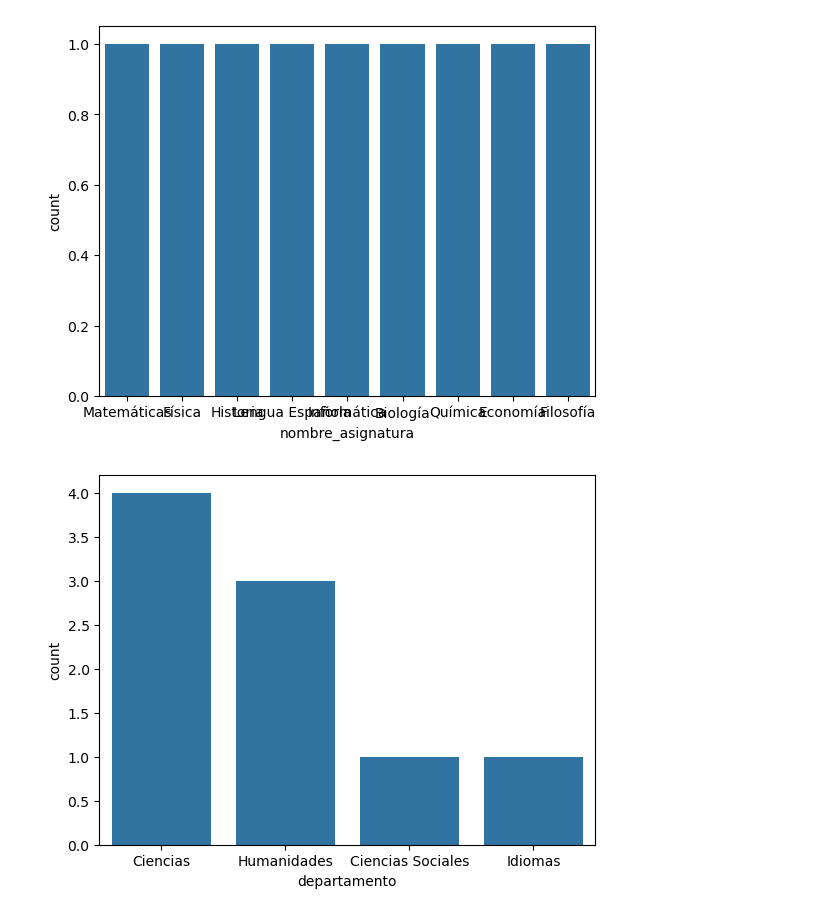
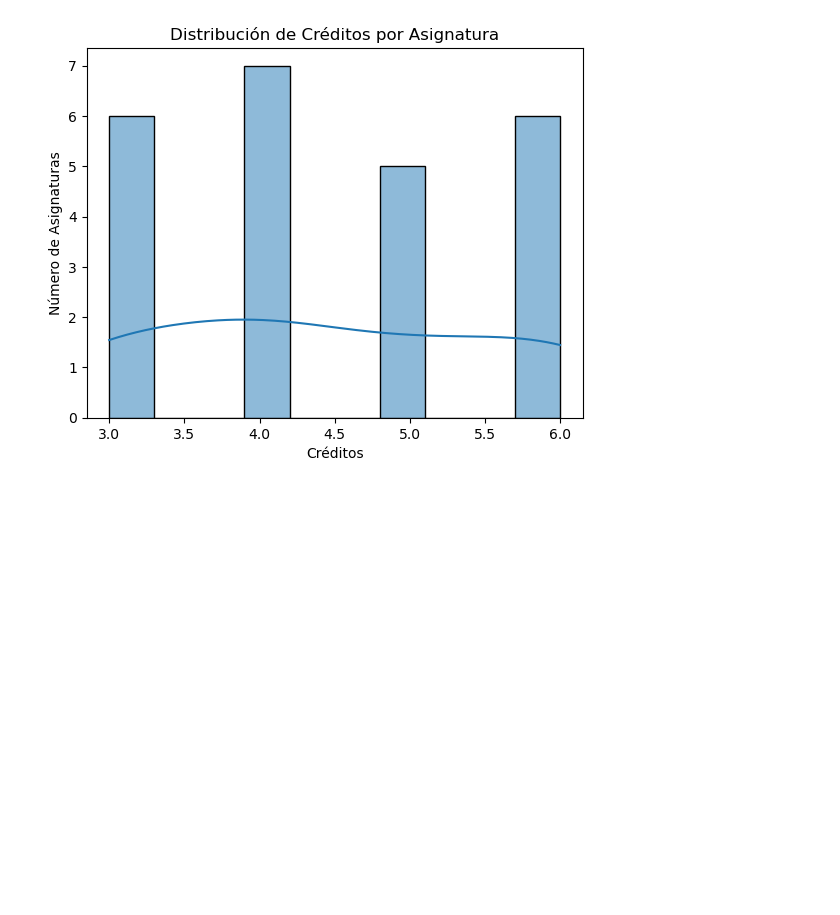
Before and after one commit to ManelDiaz/Reto_Analisis, a Jupyter notebook: 4_VISUALIZADOR/vistas.ipynb, the cells around one changed output. Cells and saved outputs as stored; diff of their text form; code cells hidden in the pictures; blank space fills up the shorter version.

```diff
--- a/4_VISUALIZADOR/vistas.ipynb
+++ b/4_VISUALIZADOR/vistas.ipynb
@@ -33,10 +51,10 @@ Visualización de datos no numéricos en los datasets
 _______________________________________________________________________________
 # %%
-columnas_object = df_asig.select_dtypes(include='object')
-for columna in columnas_object:
-    sns.countplot(x=columna, data=df_asig, palette=None)
-    plt.show()
+sns.histplot(df_asig['creditos'], bins=10, kde=True)
+plt.title('Distribución de Créditos por Asignatura')
+plt.xlabel('Créditos')
+plt.ylabel('Número de Asignaturas')
+plt.show()
 # %% [output]
-[figure, old version]
+[figure, new version]
-[figure, removed]
 # %%
```
Also changed, not shown: parts of 11 cells of this notebook, 5 other files.
